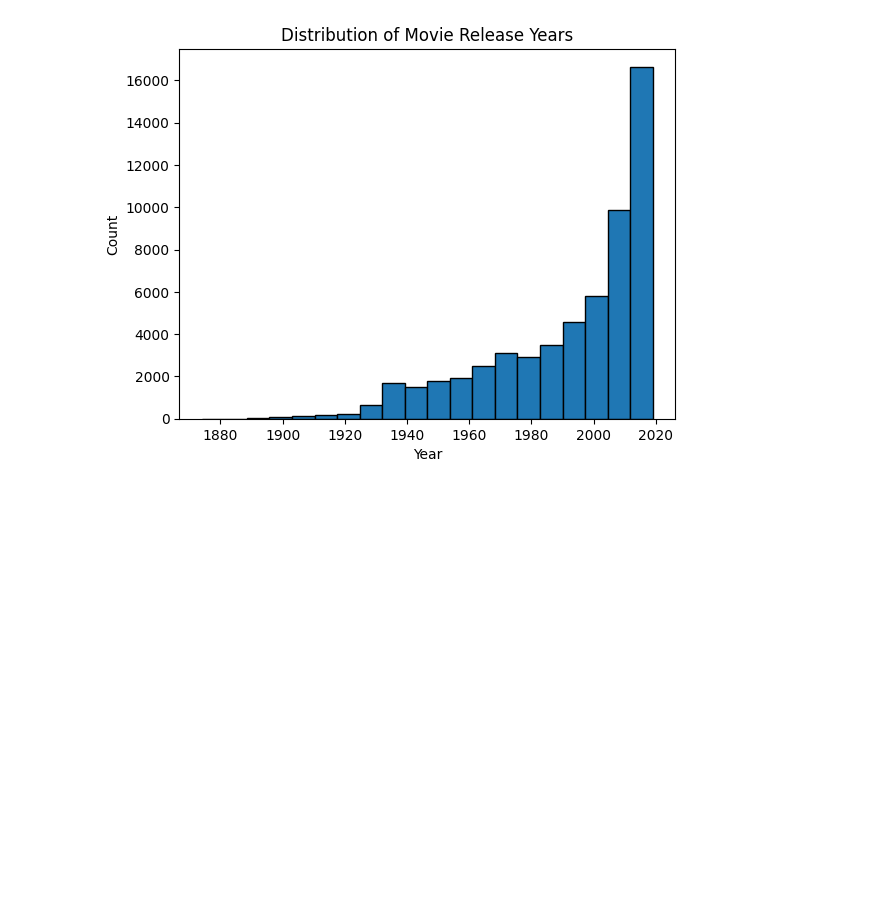
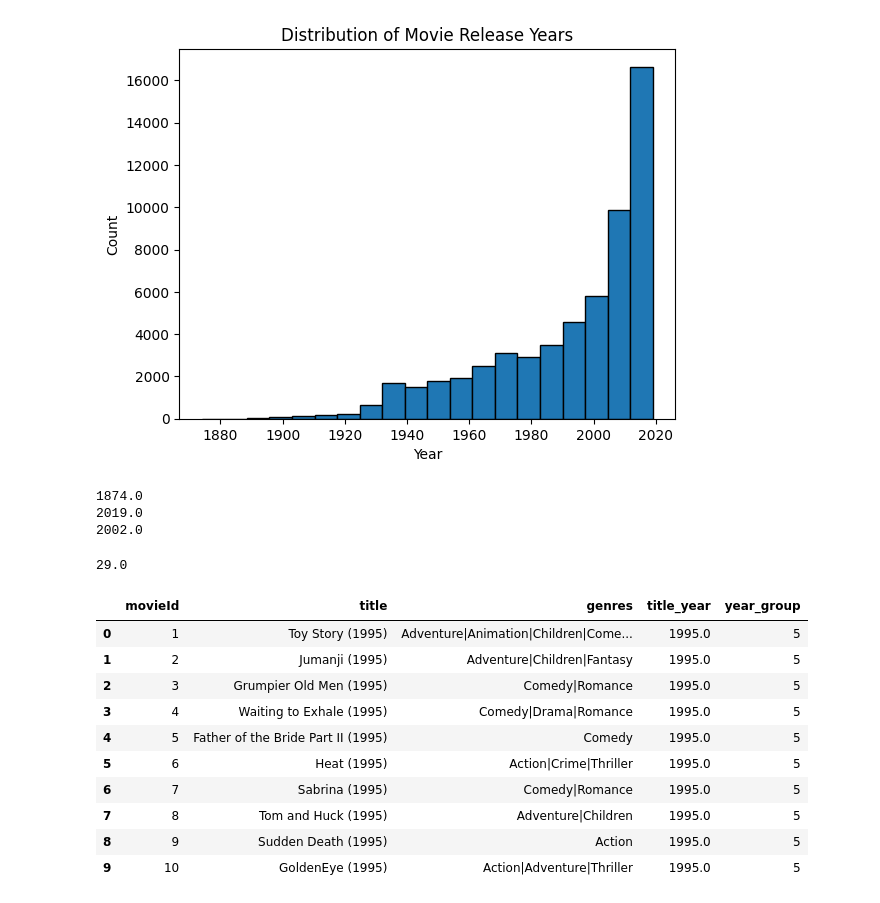
Before and after one commit to KarenKaoK/neo4j-movie-recommender, a Jupyter notebook: main.ipynb, the cells around one changed output. Cells and saved outputs as stored; diff of their text form; code cells hidden in the pictures; blank space fills up the shorter version.

```diff
--- a/main.ipynb
+++ b/main.ipynb
@@ -260,3 +260,32 @@ plt.ylabel('Count')
 plt.show()
 # %% [output]
 [figure]
+# %%
+print(movies_data['title_year'].min())
+print(movies_data['title_year'].max())
+print(movies_data['title_year'].median())
+
+(2019.0-1874.0)/5
+# %% [output]
+1874.0
+2019.0
+2002.0
+29.0
+# %%
+num_bins = 5
+bins = np.linspace(movies_data['title_year'].min(), movies_data['title_year'].max(), num_bins + 1)
+movies_data['year_group'] = pd.cut(movies_data['title_year'], bins=bins, labels=range(1, num_bins + 1))
+movies_data['year_group'] = movies_data['year_group'].cat.add_categories([0]).fillna(0)
+movies_data.head(10)
+# %% [output]
+|  | movieId | title | genres | title_year | year_group |
+| 0 | 1 | Toy Story (1995) | Adventure|Animation|Children|Come... | 1995.0 | 5 |
+| 1 | 2 | Jumanji (1995) | Adventure|Children|Fantasy | 1995.0 | 5 |
+| 2 | 3 | Grumpier Old Men (1995) | Comedy|Romance | 1995.0 | 5 |
+| 3 | 4 | Waiting to Exhale (1995) | Comedy|Drama|Romance | 1995.0 | 5 |
+| 4 | 5 | Father of the Bride Part II (1995) | Comedy | 1995.0 | 5 |
+| 5 | 6 | Heat (1995) | Action|Crime|Thriller | 1995.0 | 5 |
+| 6 | 7 | Sabrina (1995) | Comedy|Romance | 1995.0 | 5 |
+| 7 | 8 | Tom and Huck (1995) | Adventure|Children | 1995.0 | 5 |
+| 8 | 9 | Sudden Death (1995) | Action | 1995.0 | 5 |
+| 9 | 10 | GoldenEye (1995) | Action|Adventure|Thriller | 1995.0 | 5 |
```
Also changed, not shown: parts of 1 cell of this notebook.
